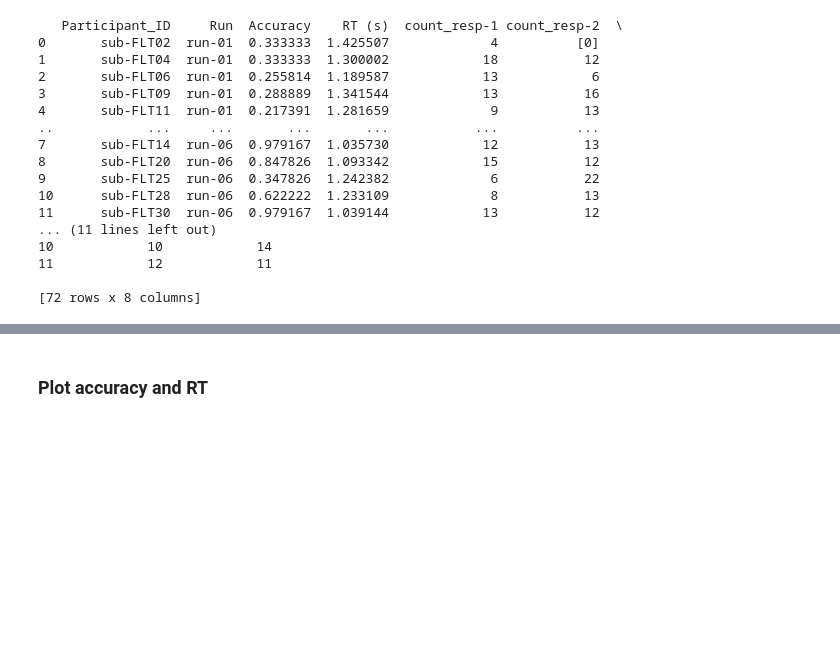
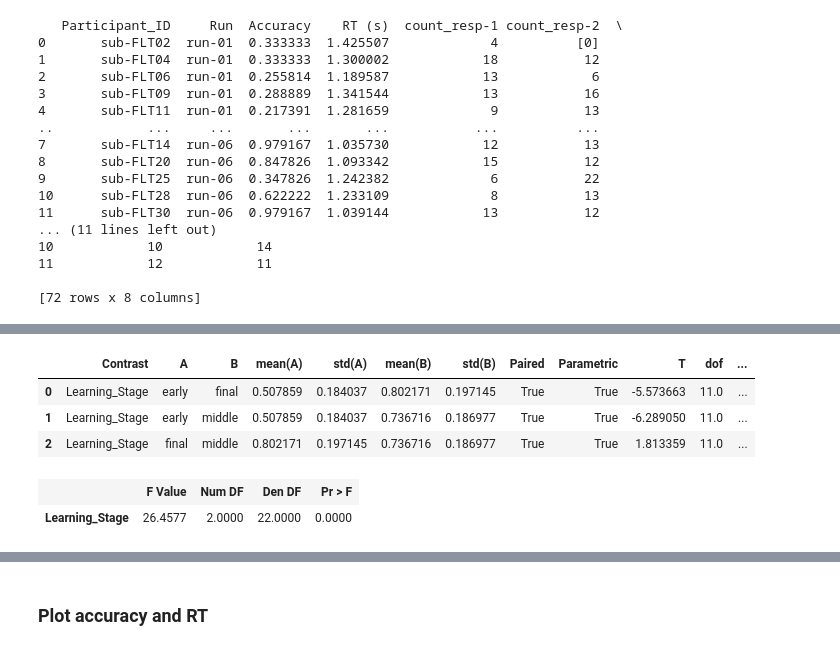
Before and after one commit to SoundBrainLab/fMRI_auditory-category-learning, a Jupyter notebook: 04_behavior/behavior_analysis.ipynb, the cells around one changed output, grey strips where cells are left out. Saved outputs shown, nothing was run; the diff lists cells and outputs as text; code cells hidden in the pictures; blank space fills up the shorter version.

Commit message:
Added ANOVA and posthoc t-tests for learning stages

```diff
--- a/04_behavior/behavior_analysis.ipynb
+++ b/04_behavior/behavior_analysis.ipynb
@@ -193,0 +186,19 @@ t = -3.29; p = 0.0072
+# %%
+run_to_stage = {
+    'run-01': 'early',
+    'run-02': 'early',
+    'run-03': 'middle',
+    'run-04': 'middle',
+    'run-05': 'final',
+    'run-06': 'final', }
+
+behav_df['Learning_Stage'] = behav_df['Run'].map(run_to_stage)
+
+stage_df = behav_df.groupby(['Participant_ID', 'Learning_Stage']).agg({
+    'Accuracy': 'mean',
+    'RT (s)': 'mean',
+    #'count_resp-1': 'sum',
+    #'count_resp-2': 'sum',
+    #'count_resp-3': 'sum',
+    #'count_resp-4': 'sum',
+}).reset_index()
@@ -193,0 +230,20 @@ t = -3.29; p = 0.0072
+# %%
+# First, find the difference between models in the main dataframe
+pairwise_acc = pg.pairwise_tests(data=stage_df,
+                             dv='Accuracy',
+                             within=['Learning_Stage'],
+                             subject='Participant_ID',
+                             padjust='fdr',
+                             return_desc=True)
+
+# Check available columns
+print("Available columns:", pairwise_acc.columns)
+
+# Display key columns
+print("\nPost-hoc Pairwise Comparisons:")
+
+pd.set_option('display.max_rows', None)
+
+# show results
+pairwise_acc[['Contrast', 'Contrast', 'A', 'B', 'T', 'dof', 'p-unc', 'p-corr', 'BF10']]
+#print(pairwise_interaction)
@@ -193,0 +261,20 @@ t = -3.29; p = 0.0072
+# %%
+pairwise_acc
+# %% [output]
+|  | Contrast | A | B | mean(A) | std(A) | mean(B) | std(B) | Paired | Parametric | T | dof | ... |
+| 0 | Learning_Stage | early | final | 0.507859 | 0.184037 | 0.802171 | 0.197145 | True | True | -5.573663 | 11.0 | ... |
+| 1 | Learning_Stage | early | middle | 0.507859 | 0.184037 | 0.736716 | 0.186977 | True | True | -6.289050 | 11.0 | ... |
+| 2 | Learning_Stage | final | middle | 0.802171 | 0.197145 | 0.736716 | 0.186977 | True | True | 1.813359 | 11.0 | ... |
+# %%
+# Mixed-Effects ANOVA with Hemisphere, Region, and Interaction
+aov = AnovaRM(stage_df,
+              aggregate_func='mean',
+              depvar='Accuracy',
+              subject='Participant_ID',
+              within=['Learning_Stage']).fit()
+
+# Display results
+aov.summary()
+# %% [output]
+|  | F Value | Num DF | Den DF | Pr > F |
+| Learning_Stage | 26.4577 | 2.0000 | 22.0000 | 0.0000 |
```
Also changed, not shown: parts of 18 cells of this notebook.
